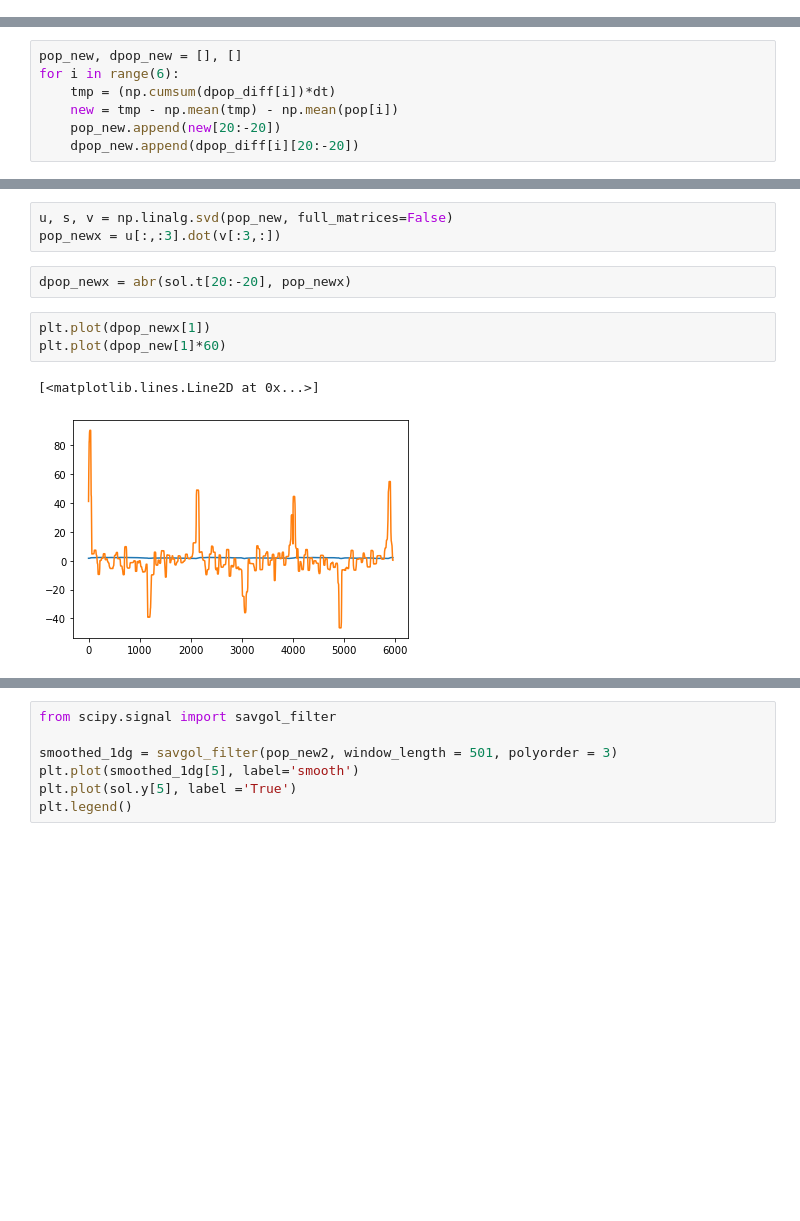
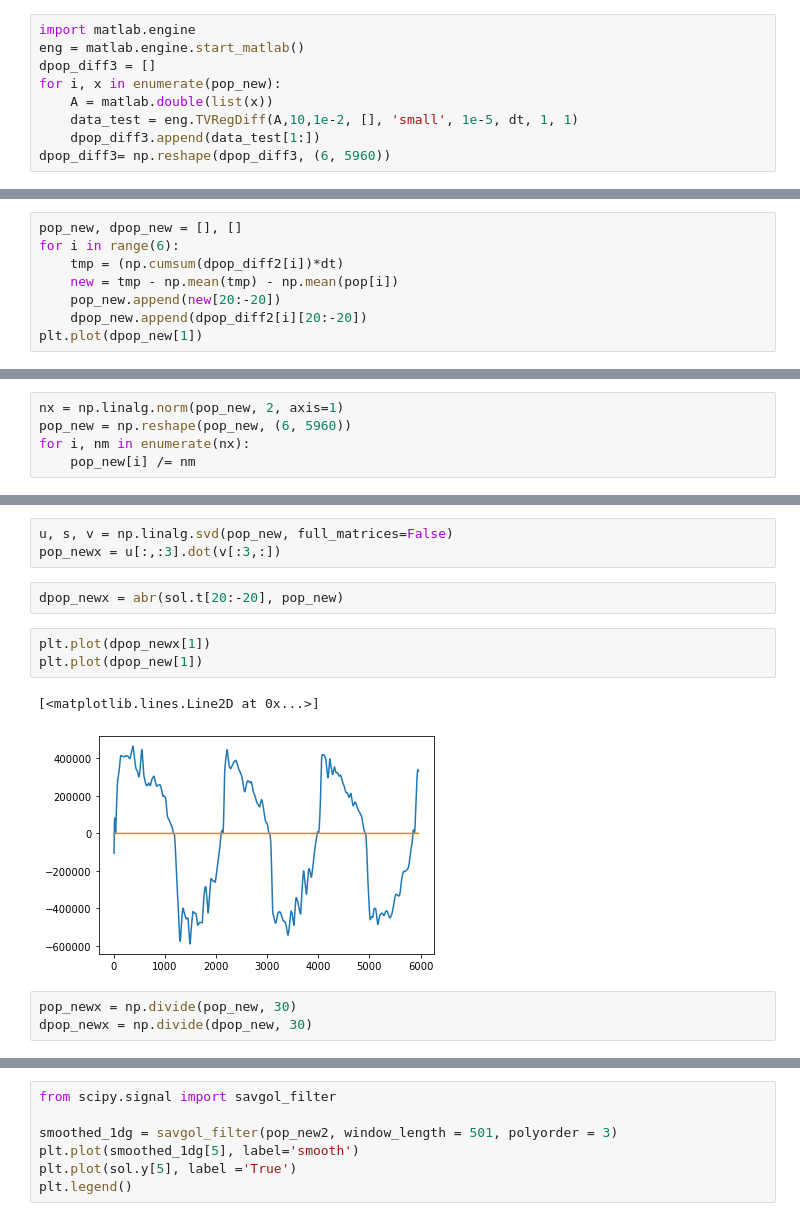
Before and after one commit to onionpork/sparsemyxo, a Jupyter notebook: abr_noise.ipynb, the cells around one changed output, grey strips where cells are left out. Drawn from its saved outputs; the diff is of its cells as text; blank space fills up the shorter version.

```diff
--- a/abr_noise.ipynb
+++ b/abr_noise.ipynb
@@ -58,0 +156,9 @@ dpop_diff = np.reshape(dpop_diff, (6, 6000))
+# %%
+import matlab.engine
+eng = matlab.engine.start_matlab()
+dpop_diff3 = []
+for i, x in enumerate(pop_new):
+    A = matlab.double(list(x))
+    data_test = eng.TVRegDiff(A,10,1e-2, [], 'small', 1e-5, dt, 1, 1)
+    dpop_diff3.append(data_test[1:])
+dpop_diff3= np.reshape(dpop_diff3, (6, 5960))
@@ -59,7 +234,8 @@ dpop_diff = np.reshape(dpop_diff, (6, 6000))
 # %%
 pop_new, dpop_new = [], []
 for i in range(6):
-    tmp = (np.cumsum(dpop_diff[i])*dt)
+    tmp = (np.cumsum(dpop_diff2[i])*dt)
     new = tmp - np.mean(tmp) - np.mean(pop[i])
     pop_new.append(new[20:-20])
-    dpop_new.append(dpop_diff[i][20:-20])
+    dpop_new.append(dpop_diff2[i][20:-20])
+plt.plot(dpop_new[1])
@@ -65,0 +245,5 @@ for i in range(6):
+# %%
+nx = np.linalg.norm(pop_new, 2, axis=1)
+pop_new = np.reshape(pop_new, (6, 5960))
+for i, nm in enumerate(nx):
+    pop_new[i] /= nm
@@ -89,10 +287,13 @@ plt.legend()
 u, s, v = np.linalg.svd(pop_new, full_matrices=False)
 pop_newx = u[:,:3].dot(v[:3,:])
 # %%
-dpop_newx = abr(sol.t[20:-20], pop_newx)
+dpop_newx = abr(sol.t[20:-20], pop_new)
 # %%
 plt.plot(dpop_newx[1])
-plt.plot(dpop_new[1]*60)
+plt.plot(dpop_new[1])
 # %% [output]
 [<matplotlib.lines.Line2D at 0x...>]
-[figure, old version]
+[figure, new version]
+# %%
+pop_newx = np.divide(pop_new, 30)
+dpop_newx = np.divide(dpop_new, 30)
```
Also changed, not shown: parts of 35 cells of this notebook, 27 other files.
